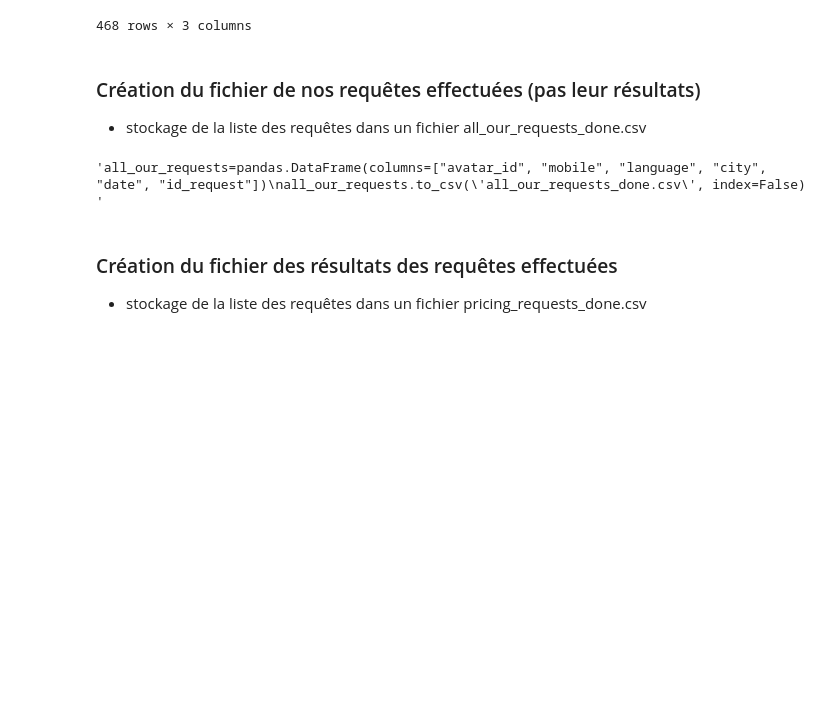
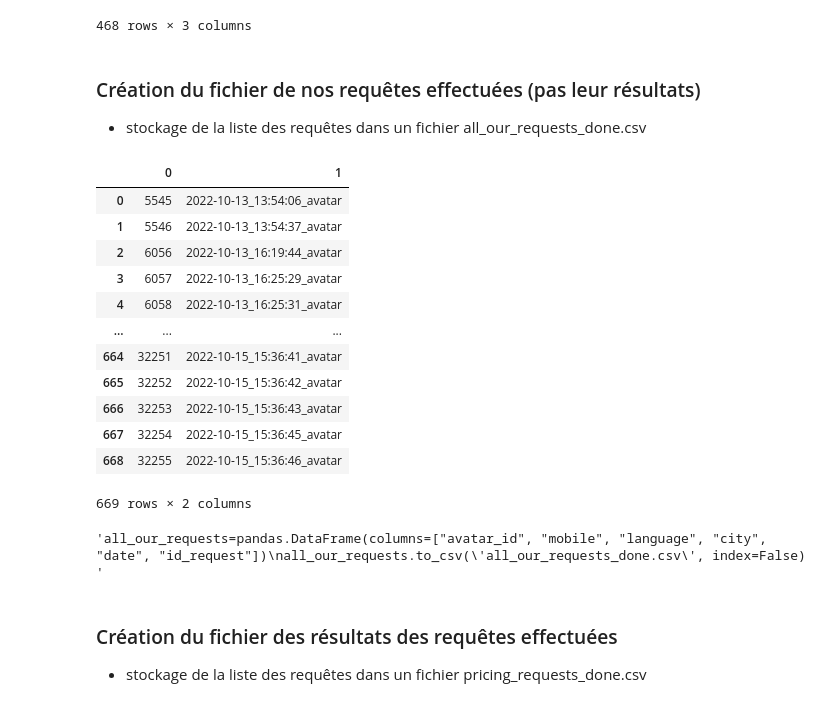
Before and after one commit to leacamusat/Defi-IA-bedbugs, a Jupyter notebook: request.ipynb, the cells around one changed output. Drawn from its saved outputs; the diff is of its cells as text; code cells hidden in the pictures; blank space fills up the shorter version.

```diff
--- a/request.ipynb
+++ b/request.ipynb
@@ -67,6 +67,22 @@ df
 # %% [markdown]
 ### Création du fichier de nos requêtes effectuées (pas leur résultats)
 - stockage de la liste des requêtes dans un fichier all_our_requests_done.csv
+# %%
+df
+# %% [output]
+|  | 0 | 1 |
+| 0 | 5545 | 2022-10-13_13:54:06_avatar |
+| 1 | 5546 | 2022-10-13_13:54:37_avatar |
+| 2 | 6056 | 2022-10-13_16:19:44_avatar |
+| 3 | 6057 | 2022-10-13_16:25:29_avatar |
+| 4 | 6058 | 2022-10-13_16:25:31_avatar |
+| ... | ... | ... |
+| 664 | 32251 | 2022-10-15_15:36:41_avatar |
+| 665 | 32252 | 2022-10-15_15:36:42_avatar |
+| 666 | 32253 | 2022-10-15_15:36:43_avatar |
+| 667 | 32254 | 2022-10-15_15:36:45_avatar |
+| 668 | 32255 | 2022-10-15_15:36:46_avatar |
+669 rows × 2 columns
 # %%
 ### attention si recompilation : le fichier existant sera écrasé !!
 """all_our_requests=pandas.DataFrame(columns=["avatar_id", "mobile", "language", "city", "date", "id_request"])
```
Also changed, not shown: parts of 2 cells of this notebook, 1 other file.
